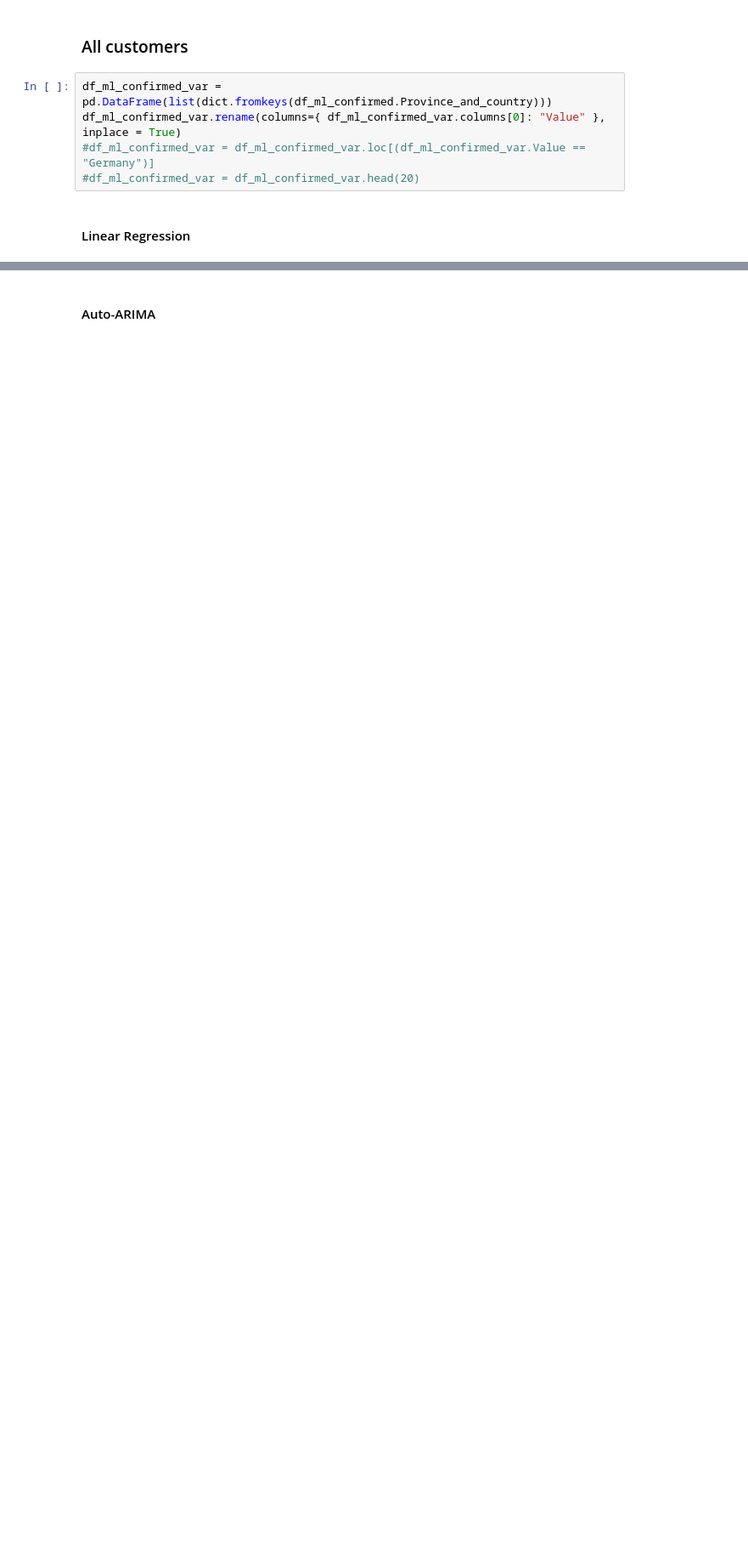
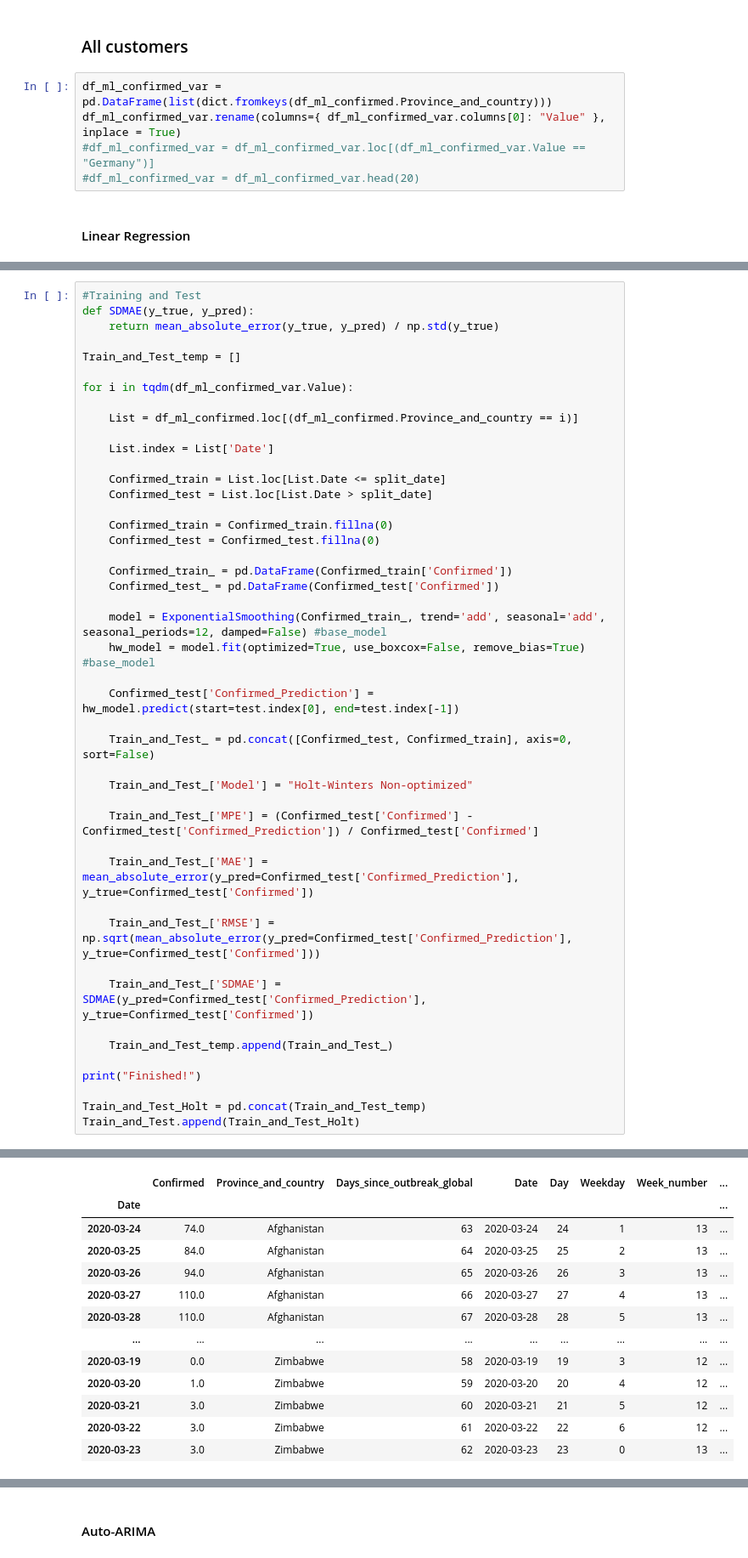
Before and after one commit to arnimpdm/Covid-19-prediction, a Jupyter notebook: Covid19_pred.ipynb, the cells around one changed output, grey strips where cells are left out. Shown at 85% size. Cells and saved outputs as stored; diff of their text form; blank space fills up the shorter version.

```diff
--- a/Covid19_pred.ipynb
+++ b/Covid19_pred.ipynb
@@ -1060,0 +1042,46 @@ print(mean(Train_and_Test.loc[Train_and_Test.MPE.notnull(), 'MPE']))
+# %%
+#Training and Test
+def SDMAE(y_true, y_pred):
+    return mean_absolute_error(y_true, y_pred) / np.std(y_true)
+
+Train_and_Test_temp = []
+
+for i in tqdm(df_ml_confirmed_var.Value):
+
+    List = df_ml_confirmed.loc[(df_ml_confirmed.Province_and_country == i)]
+
+    List.index = List['Date']
+
+    Confirmed_train = List.loc[List.Date <= split_date]
+    Confirmed_test = List.loc[List.Date > split_date]
+
+    Confirmed_train = Confirmed_train.fillna(0)
+    Confirmed_test = Confirmed_test.fillna(0)
+
+    Confirmed_train_ = pd.DataFrame(Confirmed_train['Confirmed'])
+    Confirmed_test_ = pd.DataFrame(Confirmed_test['Confirmed'])
+
+    model = ExponentialSmoothing(Confirmed_train_, trend='add', seasonal='add', seasonal_periods=12, damped=False) #base_model
+    hw_model = model.fit(optimized=True, use_boxcox=False, remove_bias=True) #base_model
+
+    Confirmed_test['Confirmed_Prediction'] = hw_model.predict(start=test.index[0], end=test.index[-1])
+
+    Train_and_Test_ = pd.concat([Confirmed_test, Confirmed_train], axis=0, sort=False)
+
+    Train_and_Test_['Model'] = "Holt-Winters Non-optimized"
+
+    Train_and_Test_['MPE'] = (Confirmed_test['Confirmed'] - Confirmed_test['Confirmed_Prediction']) / Confirmed_test['Confirmed']
+
+    Train_and_Test_['MAE'] = mean_absolute_error(y_pred=Confirmed_test['Confirmed_Prediction'], y_true=Confirmed_test['Confirmed'])
+
+    Train_and_Test_['RMSE'] = np.sqrt(mean_absolute_error(y_pred=Confirmed_test['Confirmed_Prediction'], y_true=Confirmed_test['Confirmed']))
+
+    Train_and_Test_['SDMAE'] = SDMAE(y_pred=Confirmed_test['Confirmed_Prediction'], y_true=Confirmed_test['Confirmed'])
+
+    Train_and_Test_temp.append(Train_and_Test_)
+
+print("Finished!")
+
+Train_and_Test_Holt = pd.concat(Train_and_Test_temp)
+Train_and_Test.append(Train_and_Test_Holt)
+# %% [output]
@@ -1060,0 +1089,13 @@ print(mean(Train_and_Test.loc[Train_and_Test.MPE.notnull(), 'MPE']))
+|  | Confirmed | Province_and_country | Days_since_outbreak_global | Date | Day | Weekday | Week_number | ... |
+| Date |  |  |  |  |  |  |  | ... |
+| 2020-03-24 | 74.0 | Afghanistan | 63 | 2020-03-24 | 24 | 1 | 13 | ... |
+| 2020-03-25 | 84.0 | Afghanistan | 64 | 2020-03-25 | 25 | 2 | 13 | ... |
+| 2020-03-26 | 94.0 | Afghanistan | 65 | 2020-03-26 | 26 | 3 | 13 | ... |
+| 2020-03-27 | 110.0 | Afghanistan | 66 | 2020-03-27 | 27 | 4 | 13 | ... |
+| 2020-03-28 | 110.0 | Afghanistan | 67 | 2020-03-28 | 28 | 5 | 13 | ... |
+| ... | ... | ... | ... | ... | ... | ... | ... | ... |
+| 2020-03-19 | 0.0 | Zimbabwe | 58 | 2020-03-19 | 19 | 3 | 12 | ... |
+| 2020-03-20 | 1.0 | Zimbabwe | 59 | 2020-03-20 | 20 | 4 | 12 | ... |
+| 2020-03-21 | 3.0 | Zimbabwe | 60 | 2020-03-21 | 21 | 5 | 12 | ... |
+| 2020-03-22 | 3.0 | Zimbabwe | 61 | 2020-03-22 | 22 | 6 | 12 | ... |
+| 2020-03-23 | 3.0 | Zimbabwe | 62 | 2020-03-23 | 23 | 0 | 13 | ... |
```
Also changed, not shown: parts of 46 cells of this notebook.
